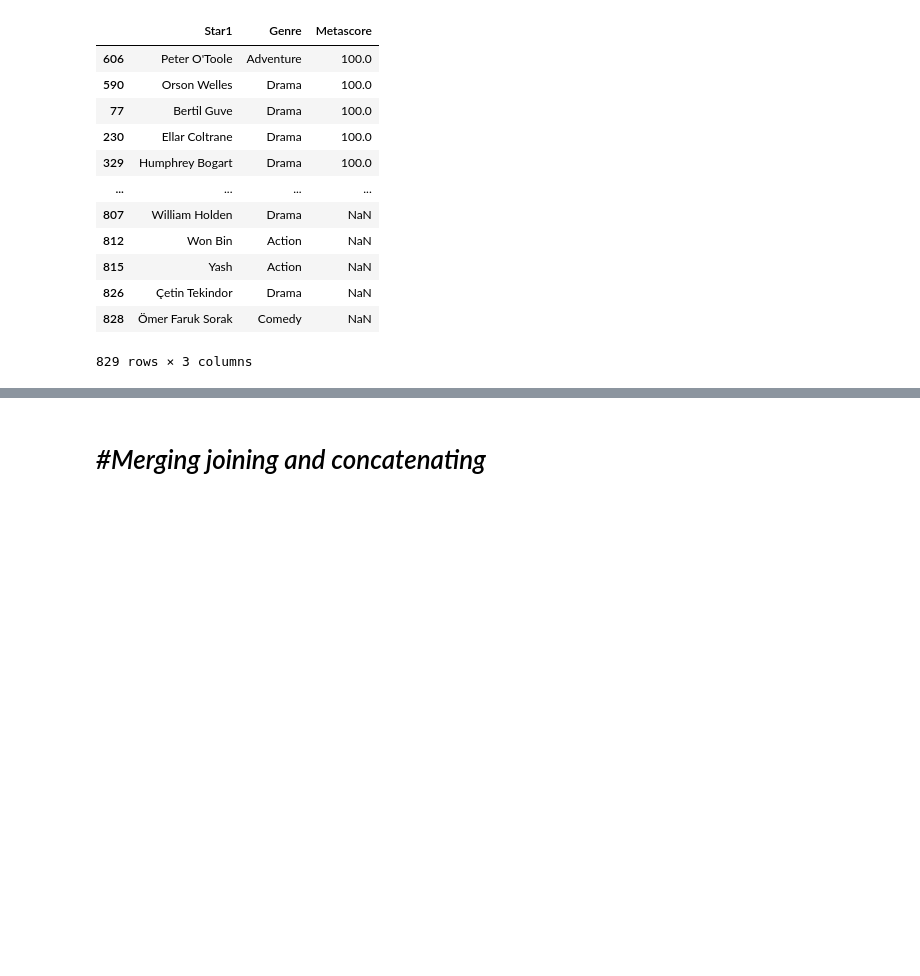
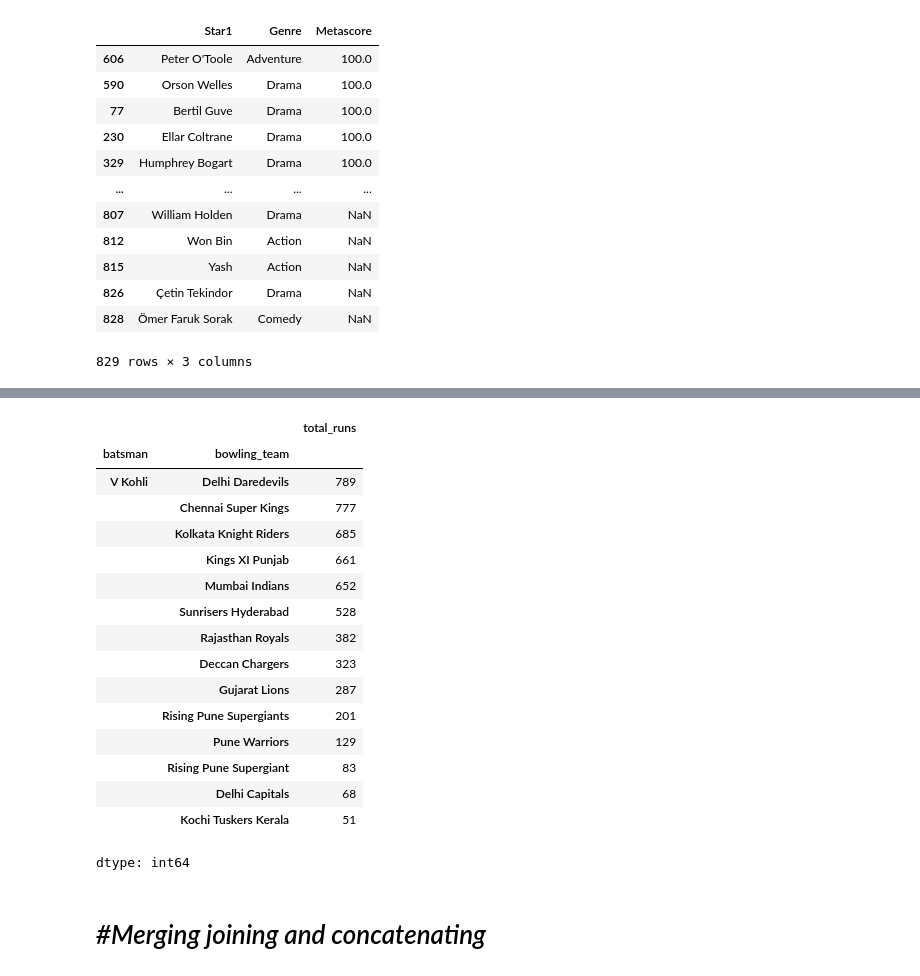
Before and after one commit to Kunalwagh107/n-python-numpy-pandas, a Jupyter notebook: pandas.ipynb, the cells around one changed output, grey strips where cells are left out. Saved outputs shown, nothing was run; the diff lists cells and outputs as text; code cells hidden in the pictures; blank space fills up the shorter version.

```diff
--- a/pandas.ipynb
+++ b/pandas.ipynb
@@ -1296,10 +1326,27 @@ df.groupby('batsman')['batsman_runs'].count().sort_values(ascending= False).head
 # can do it by value counts as well
 # %%
  # find virat kohli record against all teams
-k = inp
 temp = ipl[ipl['batsman'] == 'V Kohli']
 
 temp.groupby(['batsman','bowling_team'])['total_runs'].sum().sort_values(ascending=False)
+# %% [output]
+|  |  | total_runs |
+| batsman | bowling_team |  |
+| V Kohli | Delhi Daredevils | 789 |
+|  | Chennai Super Kings | 777 |
+|  | Kolkata Knight Riders | 685 |
+|  | Kings XI Punjab | 661 |
+|  | Mumbai Indians | 652 |
+|  | Sunrisers Hyderabad | 528 |
+|  | Rajasthan Royals | 382 |
+|  | Deccan Chargers | 323 |
+|  | Gujarat Lions | 287 |
+|  | Rising Pune Supergiants | 201 |
+|  | Pune Warriors | 129 |
+|  | Rising Pune Supergiant | 83 |
+|  | Delhi Capitals | 68 |
+|  | Kochi Tuskers Kerala | 51 |
+dtype: int64
 # %% [markdown]
 # *#Merging joining and concatenating*
 # %%
```
Also changed, not shown: parts of 4 cells of this notebook.
